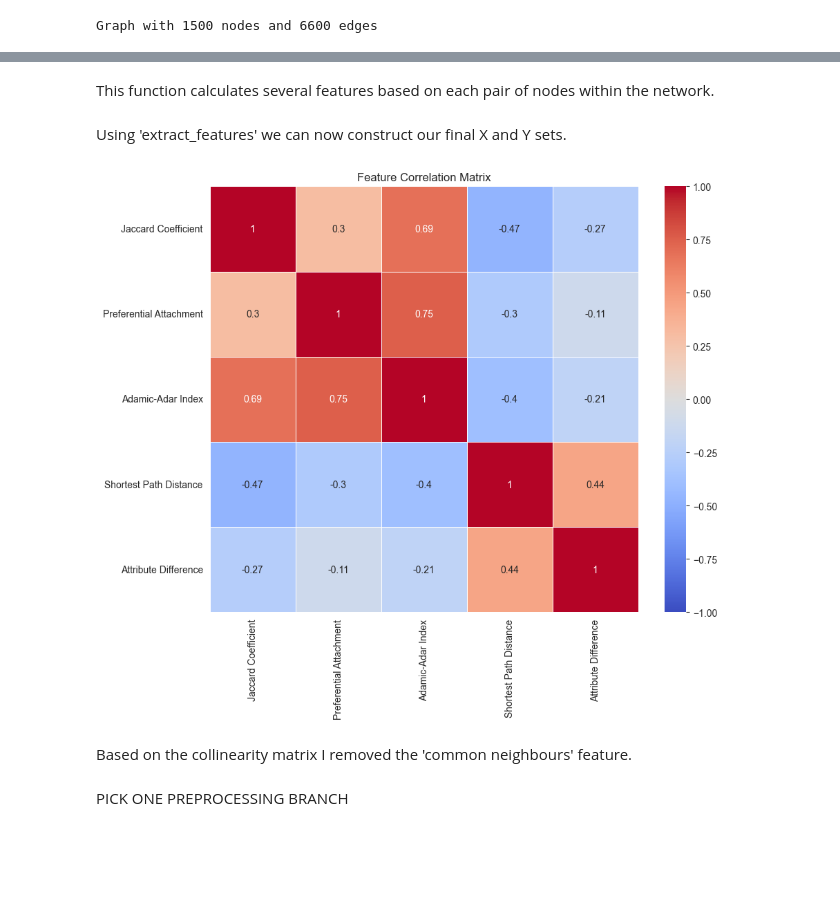
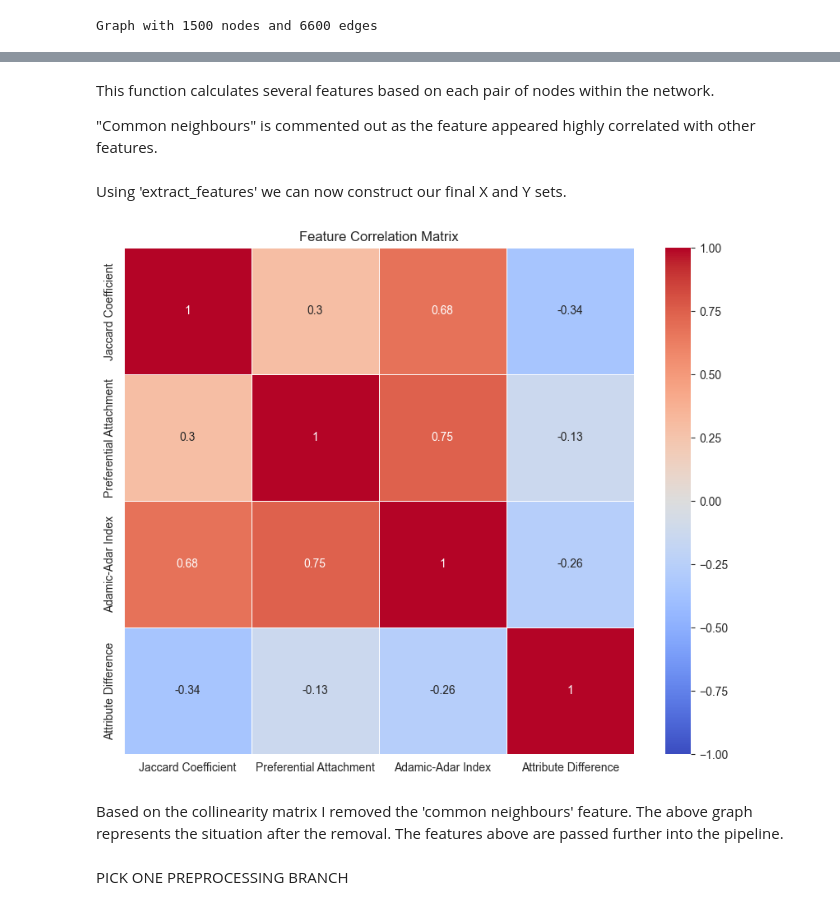
Before and after one commit to aahepburn/link-prediction, a Jupyter notebook: feature-eng-modelling.ipynb, the cells around one changed output, grey strips where cells are left out. Saved outputs shown, nothing was run; the diff lists cells and outputs as text; code cells hidden in the pictures; blank space fills up the shorter version.

```diff
--- a/feature-eng-modelling.ipynb
+++ b/feature-eng-modelling.ipynb
@@ -28,3 +49,2 @@ Encode 'attributes'
 # %%
-le = LabelEncoder()
-attributes['encoded_attr'] = le.fit_transform(attributes['attribute'])
+attributes_one_hot = pd.get_dummies(attributes['attribute'])
@@ -52,33 +51,35 @@ attributes
 # %% [markdown]
 This function calculates several features based on each pair of nodes within the network.
+
+"Common neighbours" is commented out as the feature appeared highly correlated with other features.
 # %%
 def extract_features(node1, node2, G):
     features = []
+
     # Common neighbors
     #common_neighbors = len(list(nx.common_neighbors(G, node1, node2)))
     #features.append(common_neighbors)
 
-#Jaccard Coefficient
+    # Jaccard Coefficient (a statistic used for gauging the similarity and diversity of sample sets.)
     jaccard_coeff = list(nx.jaccard_coefficient(G, [(node1, node2)]))[0][2]
     features.append(jaccard_coeff)
 
-    # Preferential Attachment
+    # Preferential Attachment (the more connected a node is, the more likely it is to receive new links)
     pref_attach = list(nx.preferential_attachment(G, [(node1, node2)]))[0][2]
     features.append(pref_attach)
 
-    # Adamic-Adar Index
+    # Adamic-Adar Index (the sum of the inverse logarithmic degree centrality of the neighbours shared by the two nodes)
     adamic_adar = list(nx.adamic_adar_index(G, [(node1, node2)]))[0][2]
     features.append(adamic_adar)
 
-    # Shortest Path Distance (if reachable)
-    try:
-        shortest_path = nx.shortest_path_length(G, source=node1, target=node2)
-    except nx.NetworkXNoPath:
-        shortest_path = -1
-    features.append(shortest_path)
+    # Attribute difference
+    # Get the one-hot encoded attribute vectors for node1 and node2
+    node1_attrs = attributes_one_hot.iloc[node1].values
+    node2_attrs = attributes_one_hot.iloc[node2].values
 
-    # Node attributes (encoded)
-    attr_diff = abs(attributes.loc[node1, 'encoded_attr'] - attributes.loc[node2, 'encoded_attr'])
+    # Calculate the absolute difference in attributes between the nodes (one-hot encoded vector difference)
+    attr_diff = np.sum(node1_attrs ^ node2_attrs)
+
     features.append(attr_diff)
 
     return features
@@ -110,27 +111,27 @@ X, y = create_dataset(G, edges, attributes)
 # %%
 # Convert X_raw to a DataFrame for better visualization
 feature_names = [
-    # "Common neighbors",
+    #"Common Neighbours",
     "Jaccard Coefficient",
     "Preferential Attachment",
     "Adamic-Adar Index",
-    "Shortest Path Distance",
+    #"Shortest Path Distance",
     "Attribute Difference"
 ]
 X_df = pd.DataFrame(X, columns=feature_names)
 
 # Step 2: Calculate the correlation matrix
 corr_matrix = X_df.corr()
 
 # Step 3: Visualize the correlation matrix using a heatmap
 plt.figure(figsize=(10, 8))
 sns.heatmap(corr_matrix, annot=True, cmap='coolwarm', vmin=-1, vmax=1, linewidths=0.5)
 plt.title("Feature Correlation Matrix")
 plt.show()
 # %% [output]
-[figure, old version]
+[figure, new version]
 # %% [markdown]
-Based on the collinearity matrix I removed the 'common neighbours' feature.
+Based on the collinearity matrix I removed the 'common neighbours' feature. The above graph represents the situation after the removal. The features above are passed further into the pipeline.
 # %% [markdown]
 PICK ONE PREPROCESSING BRANCH
 # %% [markdown]
```
Also changed, not shown: parts of 30 cells of this notebook.
